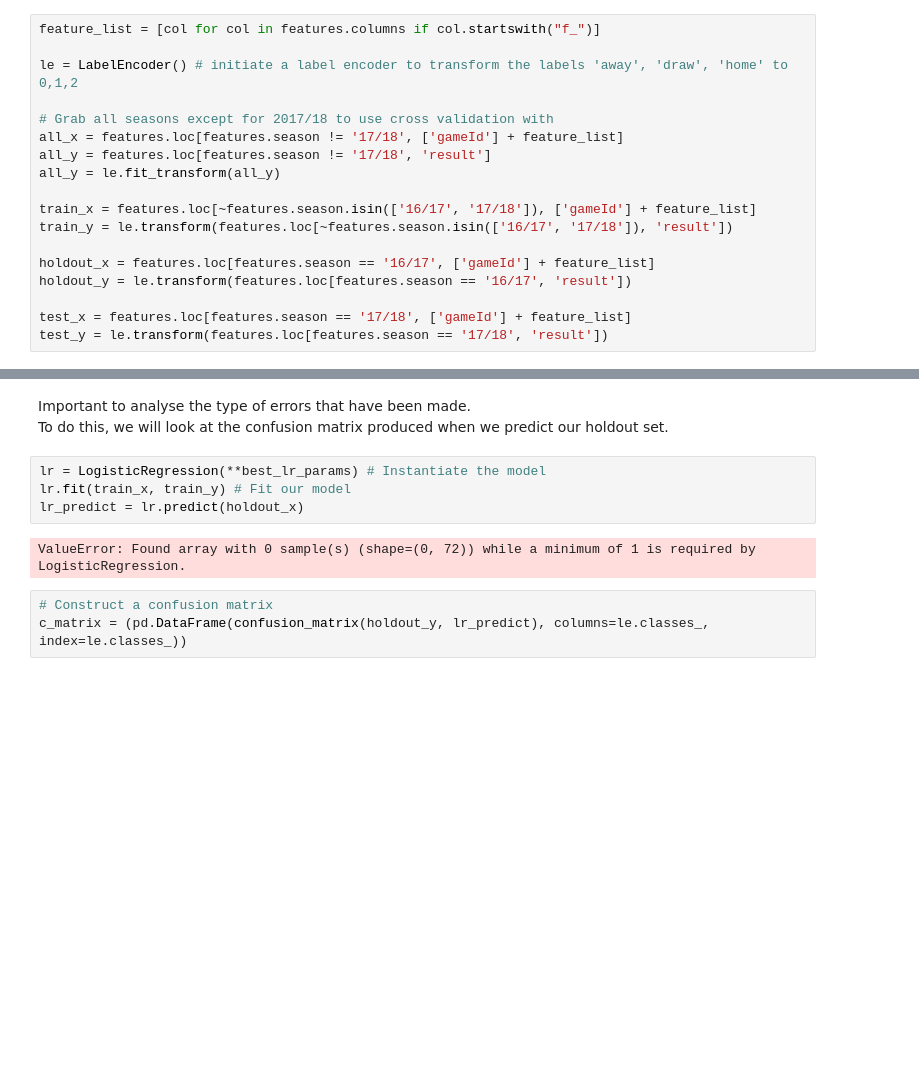
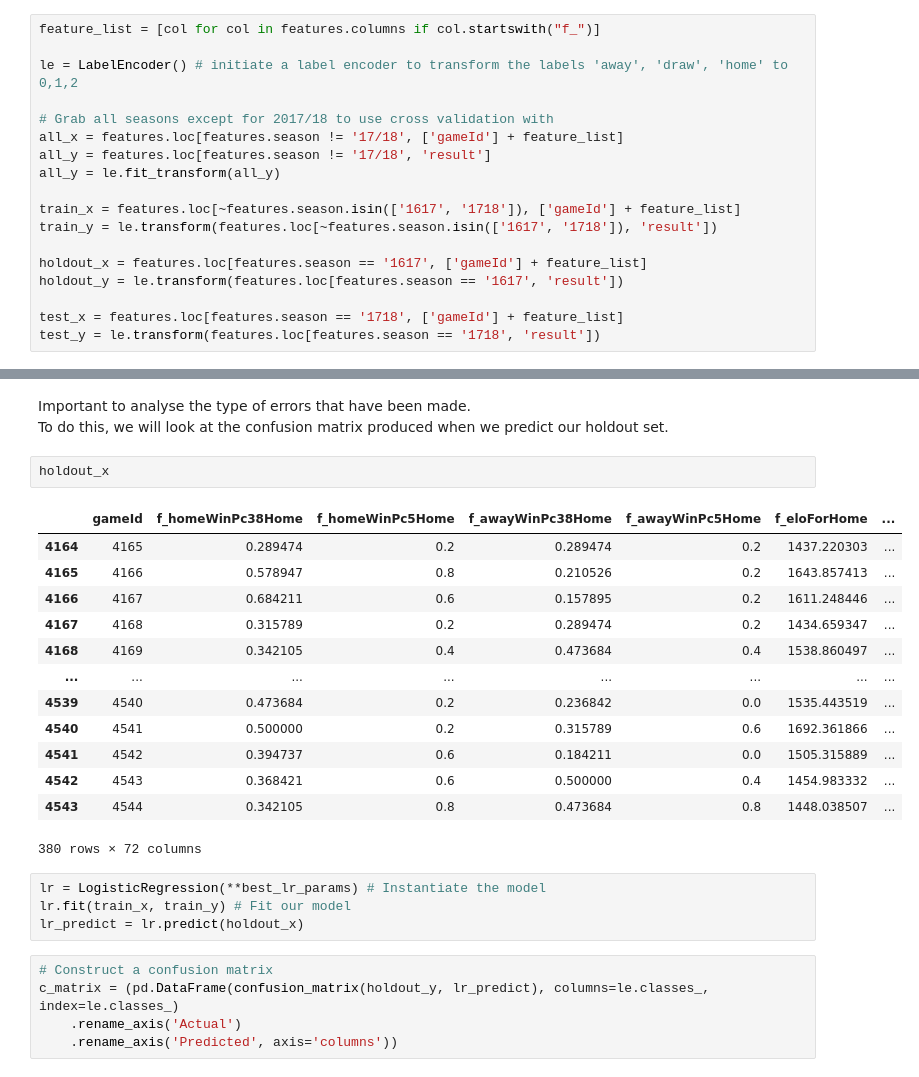
Before and after one commit to cmcelduff/EPL_Odds_Predictor, a Jupyter notebook: EPL_Odds_Predictor/3. Model Building & Hyperparameter Tuning.ipynb, the cells around one changed output, grey strips where cells are left out. Cells and saved outputs as stored; diff of their text form; blank space fills up the shorter version.

```diff
--- a/EPL_Odds_Predictor/3. Model Building & Hyperparameter Tuning.ipynb
+++ b/EPL_Odds_Predictor/3. Model Building & Hyperparameter Tuning.ipynb
@@ -64,14 +64,14 @@ all_x = features.loc[features.season != '17/18', ['gameId'] + feature_list]
 all_y = features.loc[features.season != '17/18', 'result']
 all_y = le.fit_transform(all_y)
 
-train_x = features.loc[~features.season.isin(['16/17', '17/18']), ['gameId'] + feature_list]
-train_y = le.transform(features.loc[~features.season.isin(['16/17', '17/18']), 'result'])
+train_x = features.loc[~features.season.isin(['1617', '1718']), ['gameId'] + feature_list]
+train_y = le.transform(features.loc[~features.season.isin(['1617', '1718']), 'result'])
 
-holdout_x = features.loc[features.season == '16/17', ['gameId'] + feature_list]
-holdout_y = le.transform(features.loc[features.season == '16/17', 'result'])
+holdout_x = features.loc[features.season == '1617', ['gameId'] + feature_list]
+holdout_y = le.transform(features.loc[features.season == '1617', 'result'])
 
-test_x = features.loc[features.season == '17/18', ['gameId'] + feature_list]
-test_y = le.transform(features.loc[features.season == '17/18', 'result'])
+test_x = features.loc[features.season == '1718', ['gameId'] + feature_list]
+test_y = le.transform(features.loc[features.season == '1718', 'result'])
 # %%
 # Create a list of standard classifiers
 classifiers = [
@@ -186,12 +186,28 @@ Good news as this algorithm almost beats the bookies in terms of log loss - Goal
 Important to analyse the type of errors that have been made.
 <br>
 To do this, we will look at the confusion matrix produced when we predict our holdout set.
+# %%
+holdout_x
+# %% [output]
+|  | gameId | f_homeWinPc38Home | f_homeWinPc5Home | f_awayWinPc38Home | f_awayWinPc5Home | f_eloForHome | ... |
+| 4164 | 4165 | 0.289474 | 0.2 | 0.289474 | 0.2 | 1437.220303 | ... |
+| 4165 | 4166 | 0.578947 | 0.8 | 0.210526 | 0.2 | 1643.857413 | ... |
+| 4166 | 4167 | 0.684211 | 0.6 | 0.157895 | 0.2 | 1611.248446 | ... |
+| 4167 | 4168 | 0.315789 | 0.2 | 0.289474 | 0.2 | 1434.659347 | ... |
+| 4168 | 4169 | 0.342105 | 0.4 | 0.473684 | 0.4 | 1538.860497 | ... |
+| ... | ... | ... | ... | ... | ... | ... | ... |
+| 4539 | 4540 | 0.473684 | 0.2 | 0.236842 | 0.0 | 1535.443519 | ... |
+| 4540 | 4541 | 0.500000 | 0.2 | 0.315789 | 0.6 | 1692.361866 | ... |
+| 4541 | 4542 | 0.394737 | 0.6 | 0.184211 | 0.0 | 1505.315889 | ... |
+| 4542 | 4543 | 0.368421 | 0.6 | 0.500000 | 0.4 | 1454.983332 | ... |
+| 4543 | 4544 | 0.342105 | 0.8 | 0.473684 | 0.8 | 1448.038507 | ... |
+380 rows × 72 columns
 # %%
 lr = LogisticRegression(**best_lr_params) # Instantiate the model
 lr.fit(train_x, train_y) # Fit our model
 lr_predict = lr.predict(holdout_x)
-# %% [output]
-ValueError: Found array with 0 sample(s) (shape=(0, 72)) while a minimum of 1 is required by LogisticRegression.
 # %%
 # Construct a confusion matrix
-c_matrix = (pd.DataFrame(confusion_matrix(holdout_y, lr_predict), columns=le.classes_, index=le.classes_))
+c_matrix = (pd.DataFrame(confusion_matrix(holdout_y, lr_predict), columns=le.classes_, index=le.classes_)
+    .rename_axis('Actual')
+    .rename_axis('Predicted', axis='columns'))
```
Also changed, not shown: parts of 7 cells of this notebook.
